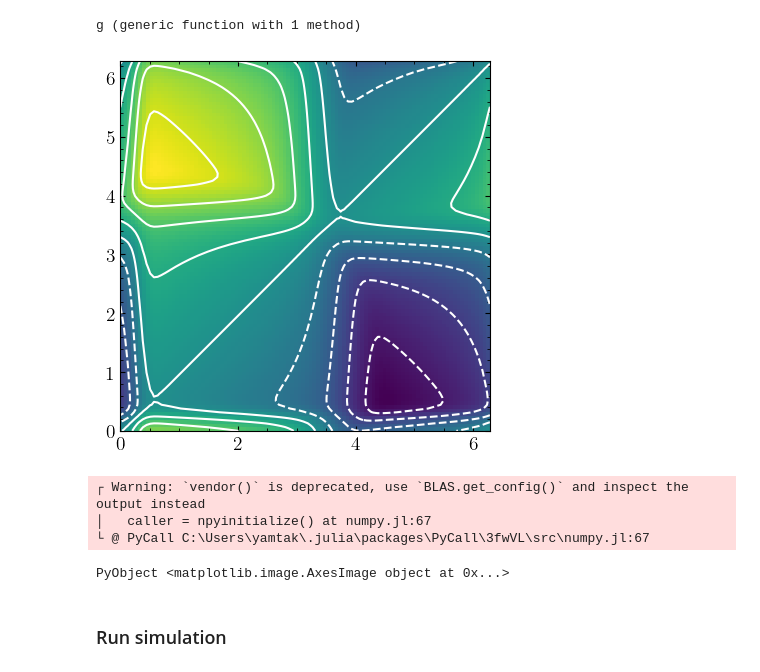
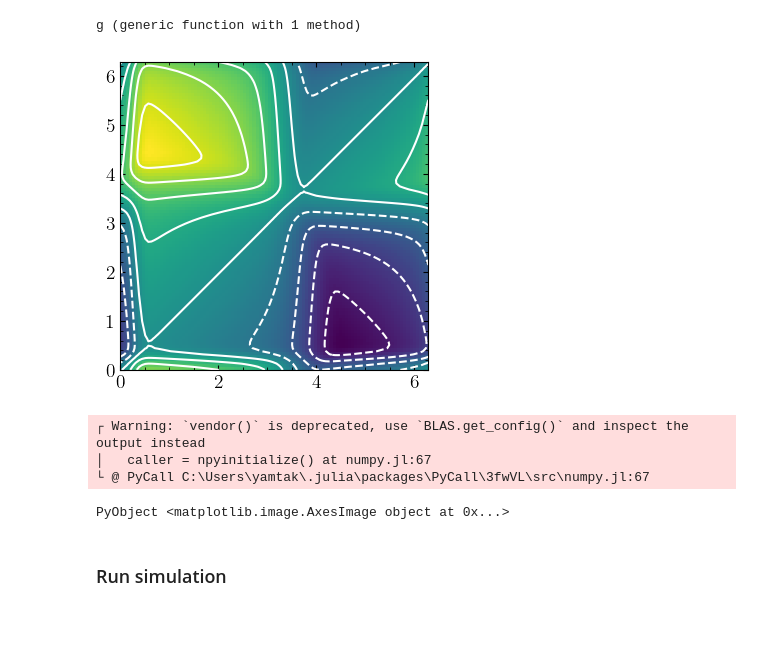
Before and after one commit to takyamamoto/GeneralizedPhaseReduction.jl, a Jupyter notebook: examples/Fig3_FHNmodel_coupled.ipynb, the cells around one changed output. Cells and saved outputs as stored; diff of their text form; code cells hidden in the pictures; blank space fills up the shorter version.

```diff
--- a/examples/Fig3_FHNmodel_coupled.ipynb
+++ b/examples/Fig3_FHNmodel_coupled.ipynb
@@ -88,10 +74,11 @@ QΘ = compute_QΘ(g, N, D, XsI, κ, ωI, NΘ);
 Θrange = range(0, 2π, length=100);
 QΘmap = QΘ[1](Θrange, Θrange);
 # %%
+figure(figsize=(4, 4))
 contour(Θrange, Θrange, QΘmap, 10, colors="white")
 imshow(reverse(QΘmap, dims=1), extent=(0, 2pi, 0, 2pi))
 # %% [output]
-[figure, old version]
+[figure, new version]
 ┌ Warning: `vendor()` is deprecated, use `BLAS.get_config()` and inspect the output instead
 │   caller = npyinitialize() at numpy.jl:67
 └ @ PyCall C:\Users\yamtak\.julia\packages\PyCall\3fwVL\src\numpy.jl:67
```
Also changed, not shown: parts of 3 cells of this notebook, 6 other files.
